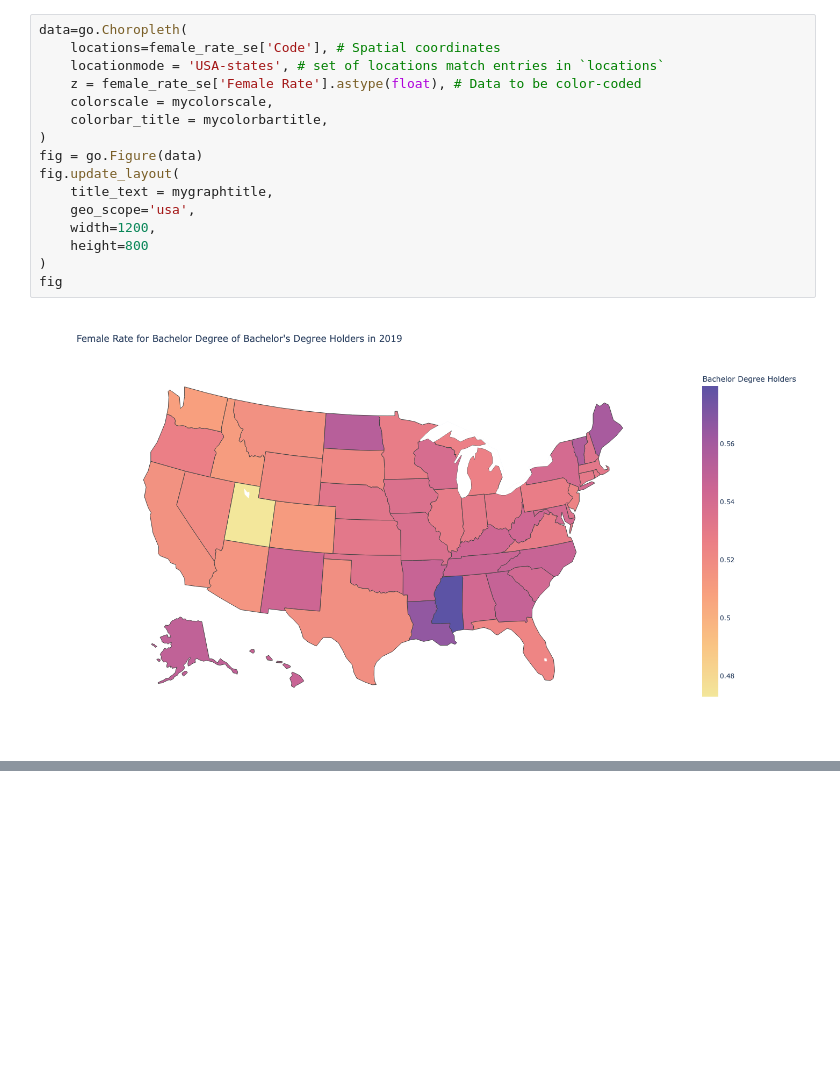
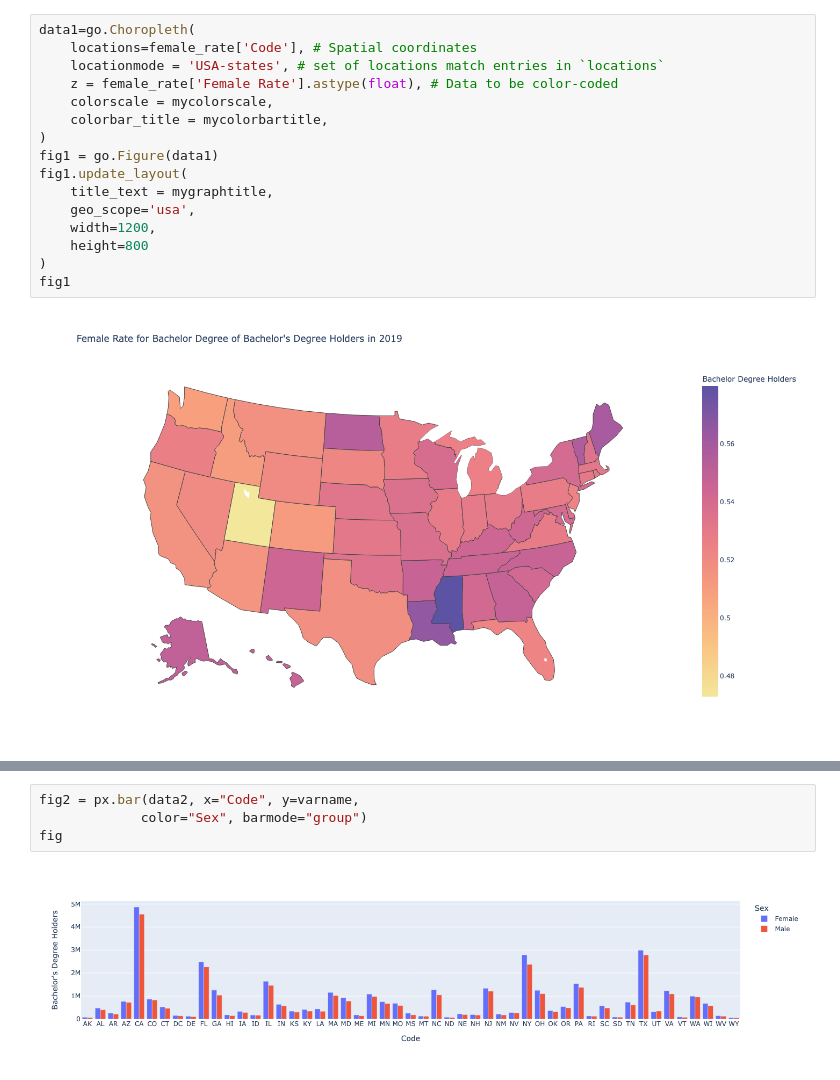
Before and after one commit to yibaiyilan/project_8, a Jupyter notebook: scrachpaper.ipynb, the cells around one changed output, grey strips where cells are left out. Cells and saved outputs as stored; diff of their text form; blank space fills up the shorter version.

```diff
--- a/scrachpaper.ipynb
+++ b/scrachpaper.ipynb
@@ -150,19 +151,19 @@ female_rate_se
 # %%
-data=go.Choropleth(
-    locations=female_rate_se['Code'], # Spatial coordinates
+data1=go.Choropleth(
+    locations=female_rate['Code'], # Spatial coordinates
     locationmode = 'USA-states', # set of locations match entries in `locations`
-    z = female_rate_se['Female Rate'].astype(float), # Data to be color-coded
+    z = female_rate['Female Rate'].astype(float), # Data to be color-coded
     colorscale = mycolorscale,
     colorbar_title = mycolorbartitle,
 )
-fig = go.Figure(data)
-fig.update_layout(
+fig1 = go.Figure(data1)
+fig1.update_layout(
     title_text = mygraphtitle,
     geo_scope='usa',
     width=1200,
     height=800
 )
-fig
+fig1
 # %% [output]
 [figure]
 # %%
@@ -239,0 +192,6 @@ NameError: name 'dash' is not defined
+# %%
+fig2 = px.bar(data2, x="Code", y=varname,
+             color="Sex", barmode="group")
+fig
+# %% [output]
+[figure, added]
```
Also changed, not shown: parts of 3 cells of this notebook, 1 other file.
